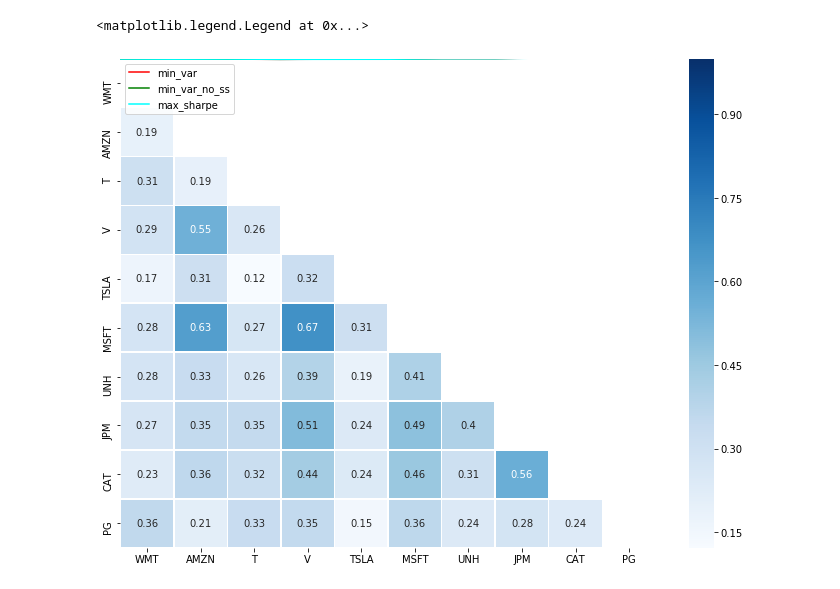
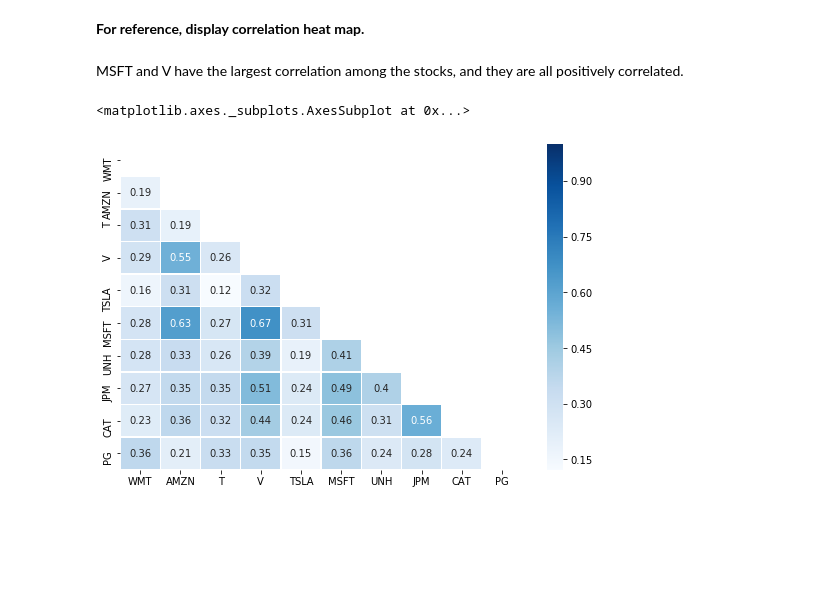
Before and after one commit to lauwo711/Portfolio-Optimization, a Jupyter notebook: Portfolio-Optimization.ipynb, the cells around one changed output. Saved outputs shown, nothing was run; the diff lists cells and outputs as text; code cells hidden in the pictures; blank space fills up the shorter version.

```diff
--- a/Portfolio-Optimization.ipynb
+++ b/Portfolio-Optimization.ipynb
@@ -104,7 +191,9 @@ weight_table['max_sharpe_weight_no_ss'] = max_sharpe_w_no_ss
+# %% [markdown]
+**For reference, display correlation heat map.**<br><br>
+MSFT and V have the largest correlation among the stocks, and they are all positively correlated.
 # %%
-# display correlation heat map
-plt.figure(figsize=(12, 9))
+plt.figure(figsize=(9, 6))
 sb.heatmap(corr, annot=True, mask=np.triu(corr),yticklabels=portfolio,xticklabels=portfolio,linewidths=.5,cmap="Blues")
 # %% [output]
-<matplotlib.legend.Legend at 0x...>
+<matplotlib.axes._subplots.AxesSubplot at 0x...>
-[figure, old version]
+[figure, new version]
```
Also changed, not shown: parts of 19 cells of this notebook.
